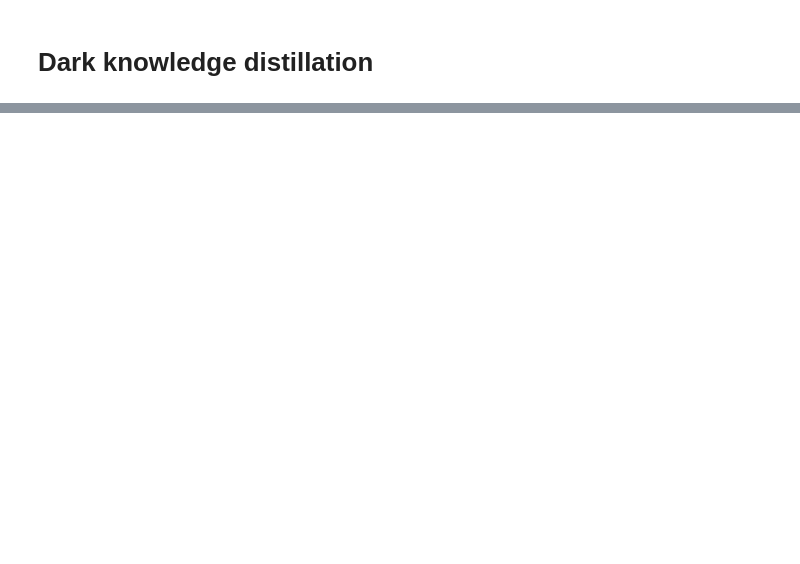
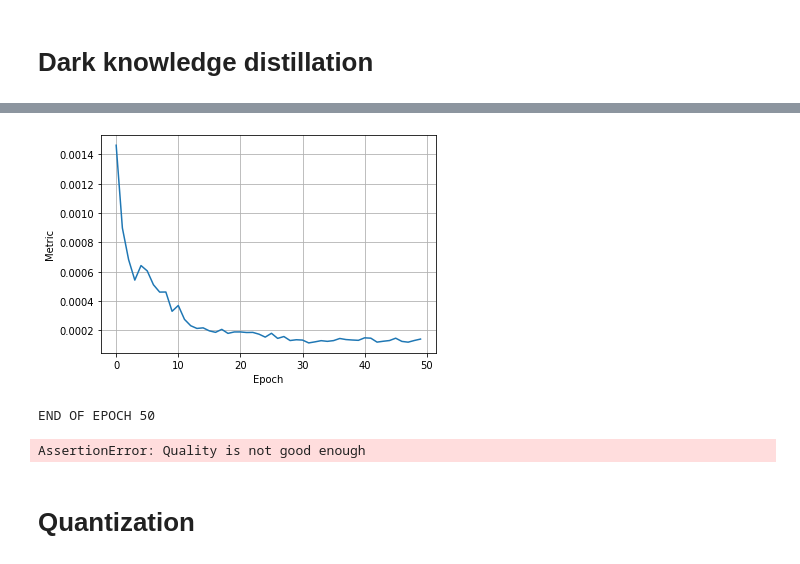
Before and after one commit to kostyayatsok/kws-homework, a Jupyter notebook: kws.ipynb, the cells around one changed output, grey strips where cells are left out. Cells and saved outputs as stored; diff of their text form; code cells hidden in the pictures; blank space fills up the shorter version.

```diff
--- a/kws.ipynb
+++ b/kws.ipynb
@@ -718,0 +856,16 @@ END OF EPOCH 23
+# %%
+#!g1.1
+small_config = TaskConfig()
+small_config.hidden_size = 10
+small_config.num_epochs = 50
+small_model = CRNN(small_config).to(device)
+
+history = defaultdict(list)
+opt = torch.optim.Adam(
+    small_model.parameters(),
+    lr=small_config.learning_rate,
+    weight_decay=small_config.weight_decay
+)
+
+print(sum([p.numel() for p in small_model.parameters()]))
+print(small_model)
@@ -718,0 +889,9 @@ END OF EPOCH 23
+# %%
+#!g1.1
+train_with_teacher(small_model, model, small_config, history, "small_model_10")
+# %% [output]
+[figure, added]
+END OF EPOCH 50
+AssertionError: Quality is not good enough
+# %% [markdown]
+# Quantization
```
Also changed, not shown: parts of 28 cells of this notebook, 3 other files.
